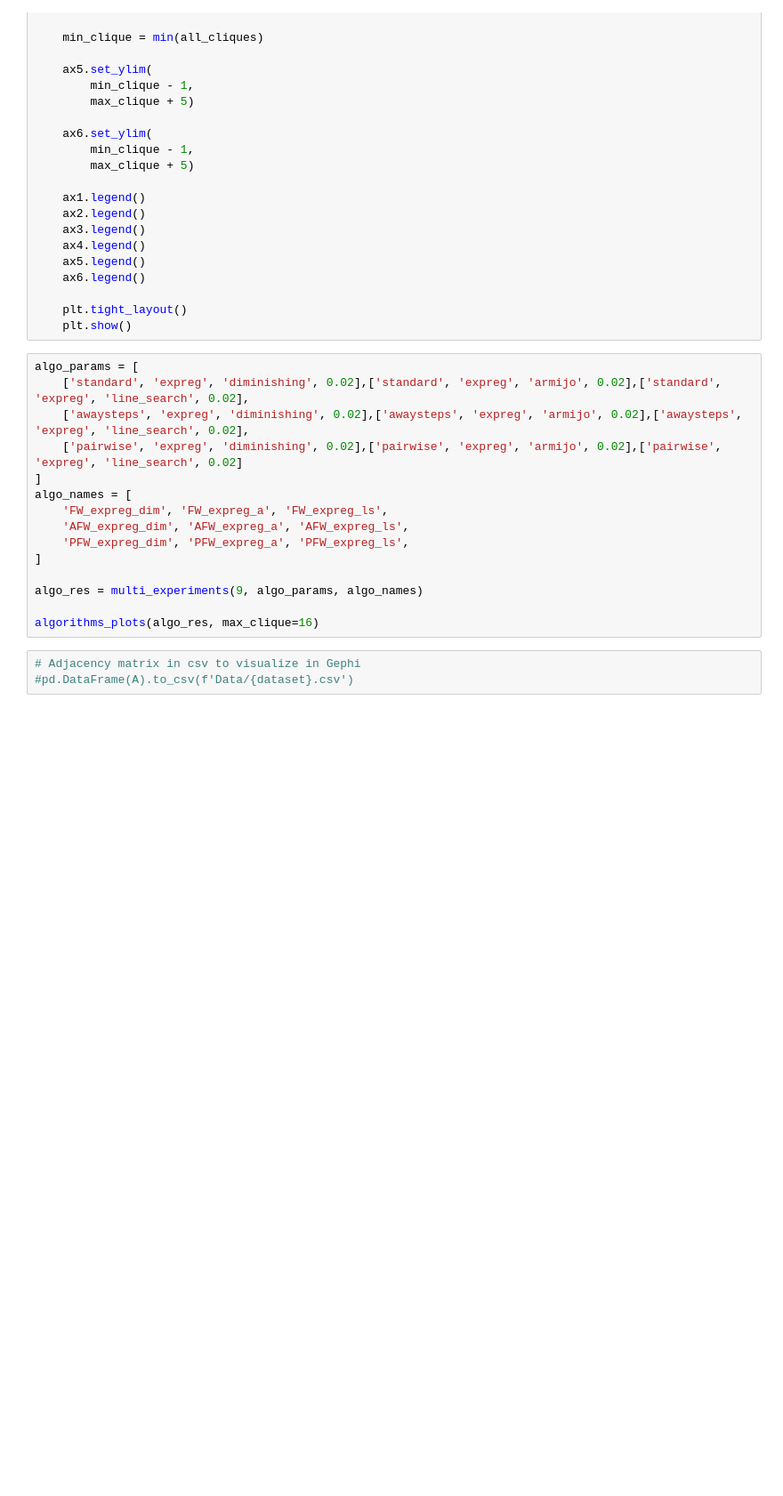
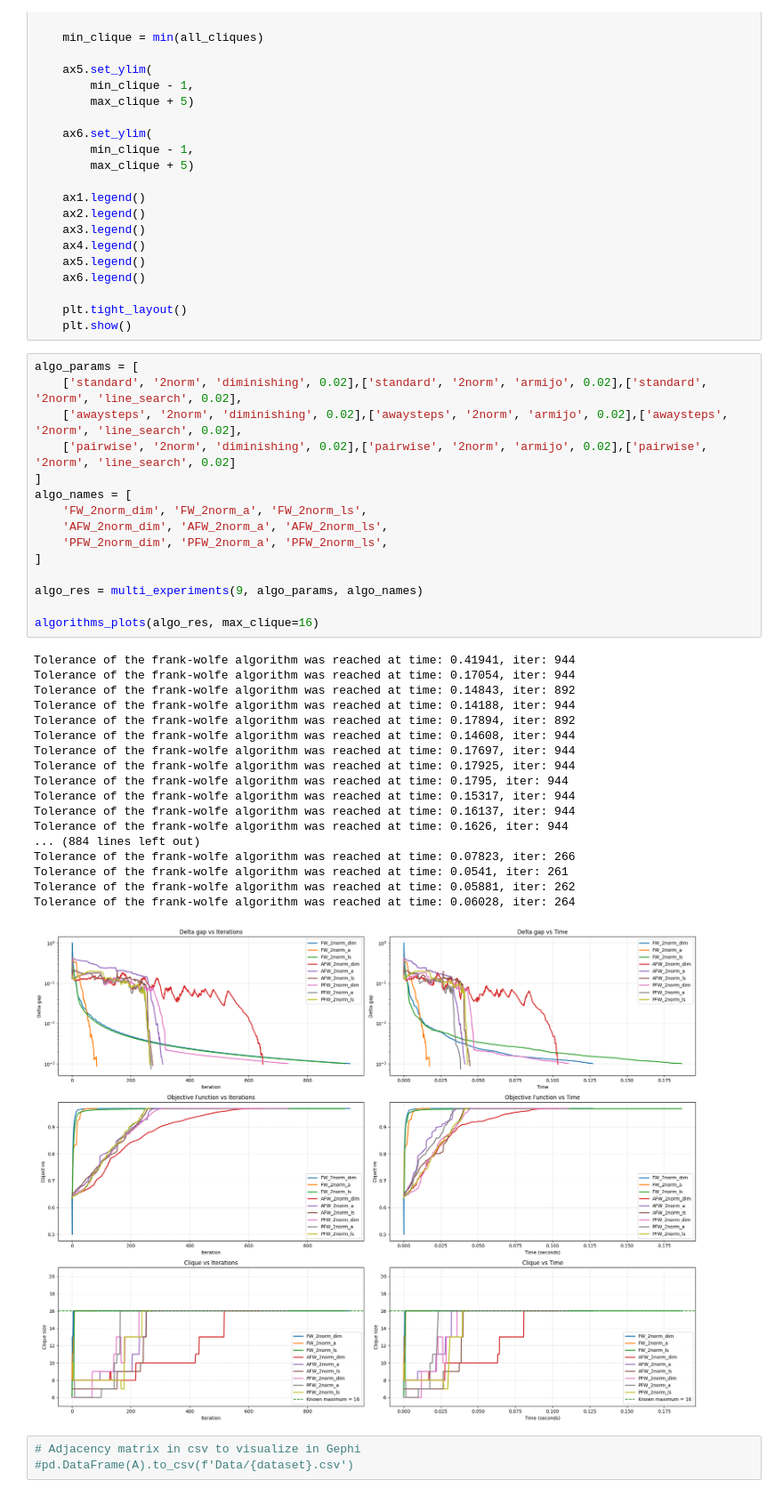
Before and after one commit to MatteoRanda/Optimization_Project, a Jupyter notebook: final_proj_v1.ipynb, the cells around one changed output. Shown at 89% size. Cells and saved outputs as stored; diff of their text form; blank space fills up the shorter version.

```diff
--- a/final_proj_v1.ipynb
+++ b/final_proj_v1.ipynb
@@ -735,19 +751,38 @@ def algorithms_plots(experiments, max_clique):
     plt.show()
 # %%
 algo_params = [
-    ['standard', 'expreg', 'diminishing', 0.02],['standard', 'expreg', 'armijo', 0.02],['standard', 'expreg', 'line_search', 0.02],
-    ['awaysteps', 'expreg', 'diminishing', 0.02],['awaysteps', 'expreg', 'armijo', 0.02],['awaysteps', 'expreg', 'line_search', 0.02],
-    ['pairwise', 'expreg', 'diminishing', 0.02],['pairwise', 'expreg', 'armijo', 0.02],['pairwise', 'expreg', 'line_search', 0.02]
+    ['standard', '2norm', 'diminishing', 0.02],['standard', '2norm', 'armijo', 0.02],['standard', '2norm', 'line_search', 0.02],
+    ['awaysteps', '2norm', 'diminishing', 0.02],['awaysteps', '2norm', 'armijo', 0.02],['awaysteps', '2norm', 'line_search', 0.02],
+    ['pairwise', '2norm', 'diminishing', 0.02],['pairwise', '2norm', 'armijo', 0.02],['pairwise', '2norm', 'line_search', 0.02]
 ]
 algo_names = [
-    'FW_expreg_dim', 'FW_expreg_a', 'FW_expreg_ls',
-    'AFW_expreg_dim', 'AFW_expreg_a', 'AFW_expreg_ls',
-    'PFW_expreg_dim', 'PFW_expreg_a', 'PFW_expreg_ls',
+    'FW_2norm_dim', 'FW_2norm_a', 'FW_2norm_ls',
+    'AFW_2norm_dim', 'AFW_2norm_a', 'AFW_2norm_ls',
+    'PFW_2norm_dim', 'PFW_2norm_a', 'PFW_2norm_ls',
 ]
 
 algo_res = multi_experiments(9, algo_params, algo_names)
 
 algorithms_plots(algo_res, max_clique=16)
+# %% [output]
+Tolerance of the frank-wolfe algorithm was reached at time: 0.41941, iter: 944
+Tolerance of the frank-wolfe algorithm was reached at time: 0.17054, iter: 944
+Tolerance of the frank-wolfe algorithm was reached at time: 0.14843, iter: 892
+Tolerance of the frank-wolfe algorithm was reached at time: 0.14188, iter: 944
+Tolerance of the frank-wolfe algorithm was reached at time: 0.17894, iter: 892
+Tolerance of the frank-wolfe algorithm was reached at time: 0.14608, iter: 944
+Tolerance of the frank-wolfe algorithm was reached at time: 0.17697, iter: 944
+Tolerance of the frank-wolfe algorithm was reached at time: 0.17925, iter: 944
+Tolerance of the frank-wolfe algorithm was reached at time: 0.1795, iter: 944
+Tolerance of the frank-wolfe algorithm was reached at time: 0.15317, iter: 944
+Tolerance of the frank-wolfe algorithm was reached at time: 0.16137, iter: 944
+Tolerance of the frank-wolfe algorithm was reached at time: 0.1626, iter: 944
+... (884 lines left out)
+Tolerance of the frank-wolfe algorithm was reached at time: 0.07823, iter: 266
+Tolerance of the frank-wolfe algorithm was reached at time: 0.0541, iter: 261
+Tolerance of the frank-wolfe algorithm was reached at time: 0.05881, iter: 262
+Tolerance of the frank-wolfe algorithm was reached at time: 0.06028, iter: 264
+[figure, added]
 # %%
 # Adjacency matrix in csv to visualize in Gephi
 #pd.DataFrame(A).to_csv(f'Data/{dataset}.csv')
```
Also changed, not shown: parts of 5 cells of this notebook, 11 other files.
